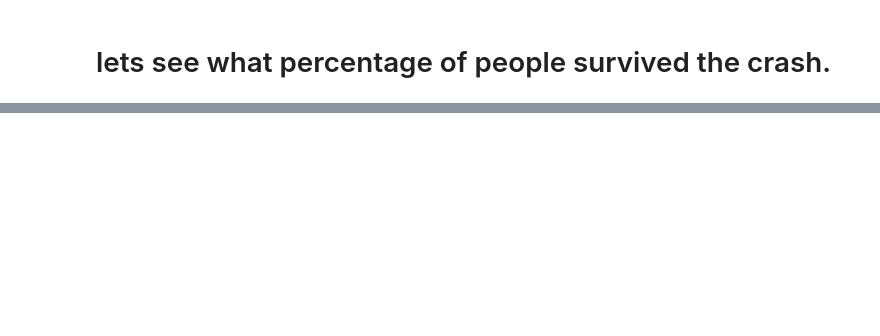
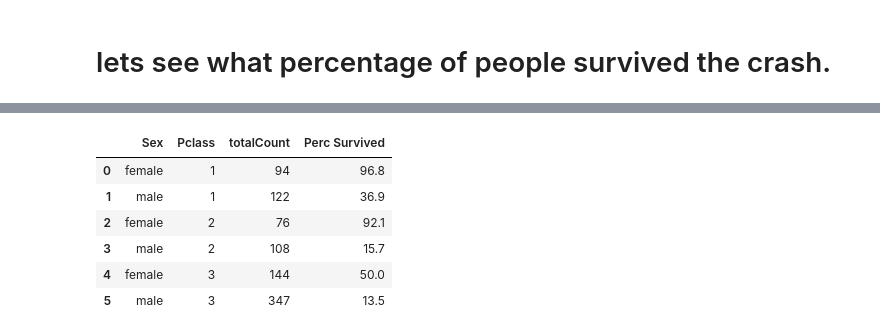
Before and after one commit to ryanba08/titanic-sql, a Jupyter notebook: eda.ipynb, the cells around one changed output, grey strips where cells are left out. Saved outputs shown, nothing was run; the diff lists cells and outputs as text; code cells hidden in the pictures; blank space fills up the shorter version.

```diff
--- a/eda.ipynb
+++ b/eda.ipynb
@@ -215,0 +205,8 @@ FROM td LIMIT 1
+# %%
+#what percentage survived In Different Pclasses by sex
+sql = '''SELECT Sex,Pclass, COUNT(*) totalCount,ROUND(Sum(Survived)*100.0/Count(*),1) as 'Perc Survived'
+FROM td
+GROUP BY Pclass,Sex'''
+df = pd.read_sql_query(sql, conn)
+df
+# %% [output]
@@ -215,0 +217,7 @@ FROM td LIMIT 1
+|  | Sex | Pclass | totalCount | Perc Survived |
+| 0 | female | 1 | 94 | 96.8 |
+| 1 | male | 1 | 122 | 36.9 |
+| 2 | female | 2 | 76 | 92.1 |
+| 3 | male | 2 | 108 | 15.7 |
+| 4 | female | 3 | 144 | 50.0 |
+| 5 | male | 3 | 347 | 13.5 |
```
Also changed, not shown: parts of 16 cells of this notebook.
